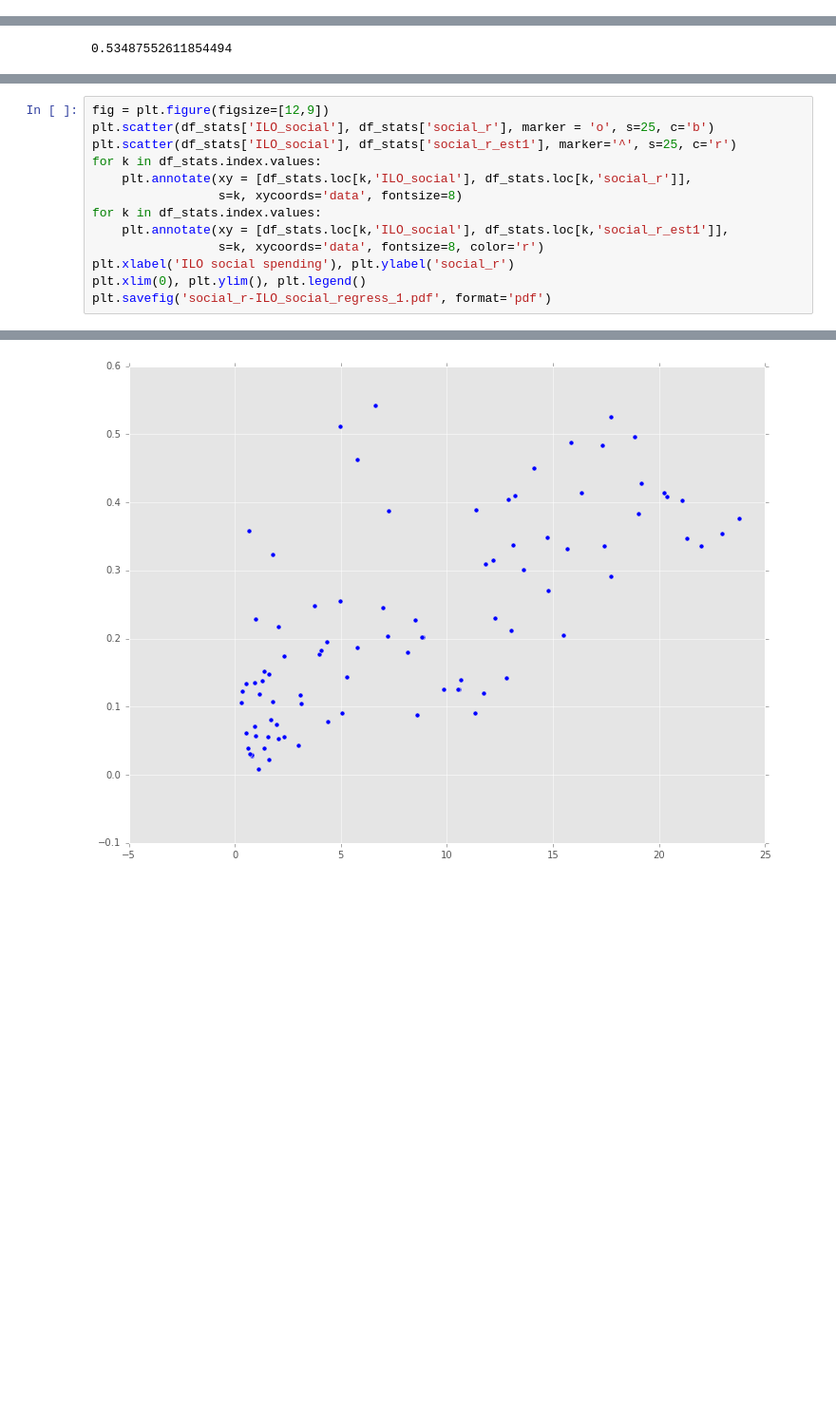
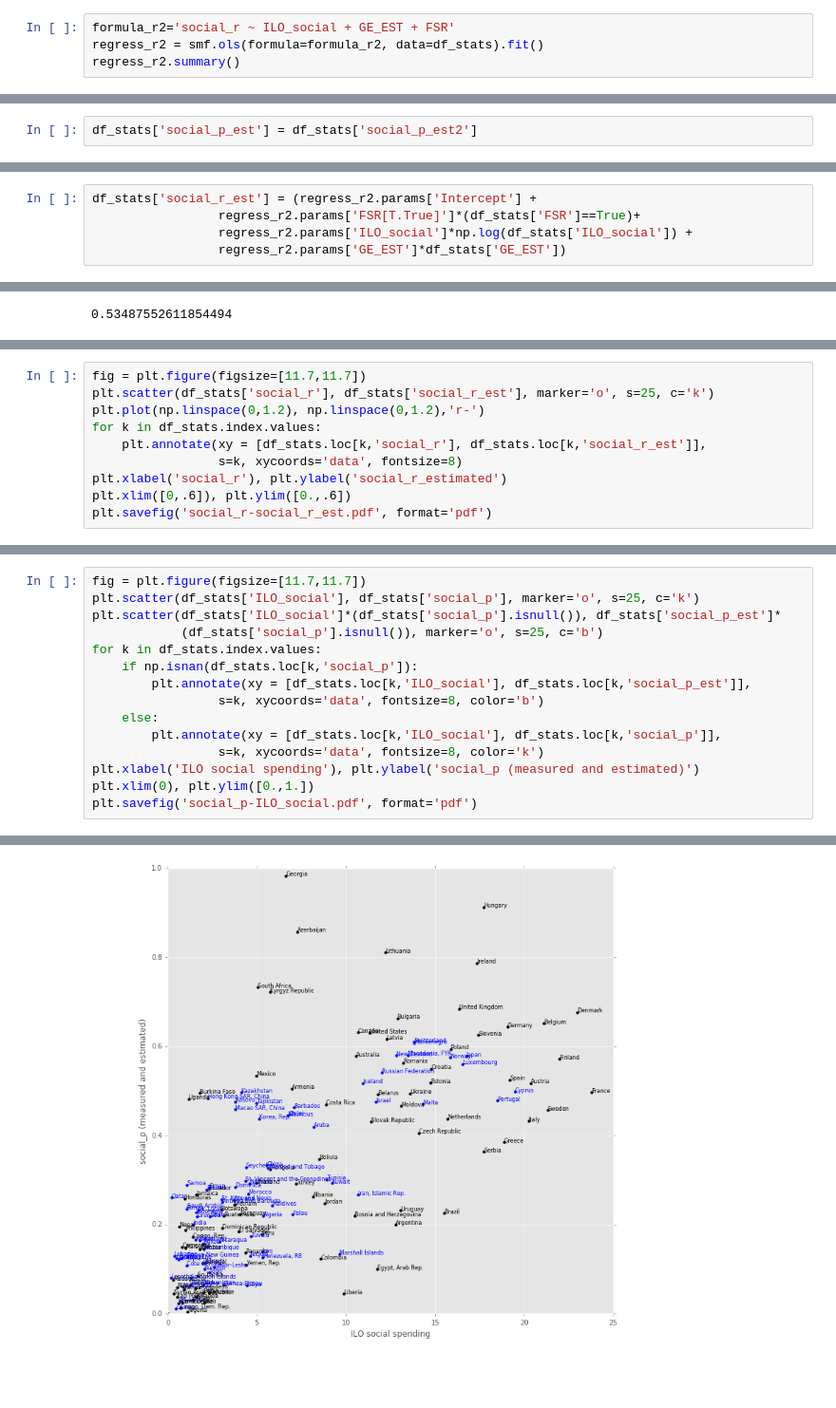
Before and after one commit to adrivsh/wb_social_transfers, a Jupyter notebook: social protection and governance analysis.ipynb, the cells around one changed output, grey strips where cells are left out. Shown at 95% size. Saved outputs shown, nothing was run; the diff lists cells and outputs as text; blank space fills up the shorter version.

```diff
--- a/social protection and governance analysis.ipynb
+++ b/social protection and governance analysis.ipynb
@@ -330,0 +360,4 @@ figure.savefig('regress_p4.pdf', format = 'pdf')
+# %%
+formula_r2='social_r ~ ILO_social + GE_EST + FSR'
+regress_r2 = smf.ols(formula=formula_r2, data=df_stats).fit()
+regress_r2.summary()
@@ -453,6 +512,8 @@ df_stats['social_p_est2'] = (regress_p2.params['Intercept'] +
                  regress_p2.params['np.log(ILO_social)']*np.log(df_stats['ILO_social']) +
                  regress_p2.params['GE_EST']*df_stats['GE_EST']+
                  regress_p2.params['remittance_gdp']*df_stats['remittance_gdp'])
+# %%
+df_stats['social_p_est'] = df_stats['social_p_est2']
 # %%
 regress_p2_nofsr.params
 # %% [output]
@@ -526,3 +595,8 @@ df_stats['social_p_est4'] = (regress_p4.params['Intercept'] +
+# %%
+df_stats['social_r_est'] = (regress_r2.params['Intercept'] +
+                 regress_r2.params['FSR[T.True]']*(df_stats['FSR']==True)+
+                 regress_r2.params['ILO_social']*np.log(df_stats['ILO_social']) +
+                 regress_r2.params['GE_EST']*df_stats['GE_EST'])
 # %% [markdown]
 # Graphical Output
 # %%
@@ -596,0 +671,10 @@ plt.savefig('/Users/steffen/ownCloud/drucken/social_p-ILO_social_regress_2.pdf',
+# %%
+fig = plt.figure(figsize=[11.7,11.7])
+plt.scatter(df_stats['social_r'], df_stats['social_r_est'], marker='o', s=25, c='k')
+plt.plot(np.linspace(0,1.2), np.linspace(0,1.2),'r-')
+for k in df_stats.index.values:
+    plt.annotate(xy = [df_stats.loc[k,'social_r'], df_stats.loc[k,'social_r_est']],
+                 s=k, xycoords='data', fontsize=8)
+plt.xlabel('social_r'), plt.ylabel('social_r_estimated')
+plt.xlim([0,.6]), plt.ylim([0.,.6])
+plt.savefig('social_r-social_r_est.pdf', format='pdf')
@@ -597,14 +683,16 @@ plt.savefig('/Users/steffen/ownCloud/drucken/social_p-ILO_social_regress_2.pdf',
 # %%
-fig = plt.figure(figsize=[12,9])
-plt.scatter(df_stats['ILO_social'], df_stats['social_r'], marker = 'o', s=25, c='b')
-plt.scatter(df_stats['ILO_social'], df_stats['social_r_est1'], marker='^', s=25, c='r')
+fig = plt.figure(figsize=[11.7,11.7])
+plt.scatter(df_stats['ILO_social'], df_stats['social_p'], marker='o', s=25, c='k')
+plt.scatter(df_stats['ILO_social']*(df_stats['social_p'].isnull()), df_stats['social_p_est']*
+            (df_stats['social_p'].isnull()), marker='o', s=25, c='b')
 for k in df_stats.index.values:
-    plt.annotate(xy = [df_stats.loc[k,'ILO_social'], df_stats.loc[k,'social_r']],
-                 s=k, xycoords='data', fontsize=8)
-for k in df_stats.index.values:
-    plt.annotate(xy = [df_stats.loc[k,'ILO_social'], df_stats.loc[k,'social_r_est1']],
-                 s=k, xycoords='data', fontsize=8, color='r')
-plt.xlabel('ILO social spending'), plt.ylabel('social_r')
-plt.xlim(0), plt.ylim(), plt.legend()
-plt.savefig('social_r-ILO_social_regress_1.pdf', format='pdf')
+    if np.isnan(df_stats.loc[k,'social_p']):
+        plt.annotate(xy = [df_stats.loc[k,'ILO_social'], df_stats.loc[k,'social_p_est']],
+                 s=k, xycoords='data', fontsize=8, color='b')
+    else:
+        plt.annotate(xy = [df_stats.loc[k,'ILO_social'], df_stats.loc[k,'social_p']],
+                 s=k, xycoords='data', fontsize=8, color='k')
+plt.xlabel('ILO social spending'), plt.ylabel('social_p (measured and estimated)')
+plt.xlim(0), plt.ylim([0.,1.])
+plt.savefig('social_p-ILO_social.pdf', format='pdf')
 # %% [output]
@@ -612 +699 @@ KeyError: 'social_r_est1'
-[figure, old version]
+[figure, new version]
```
Also changed, not shown: parts of 18 cells of this notebook.
